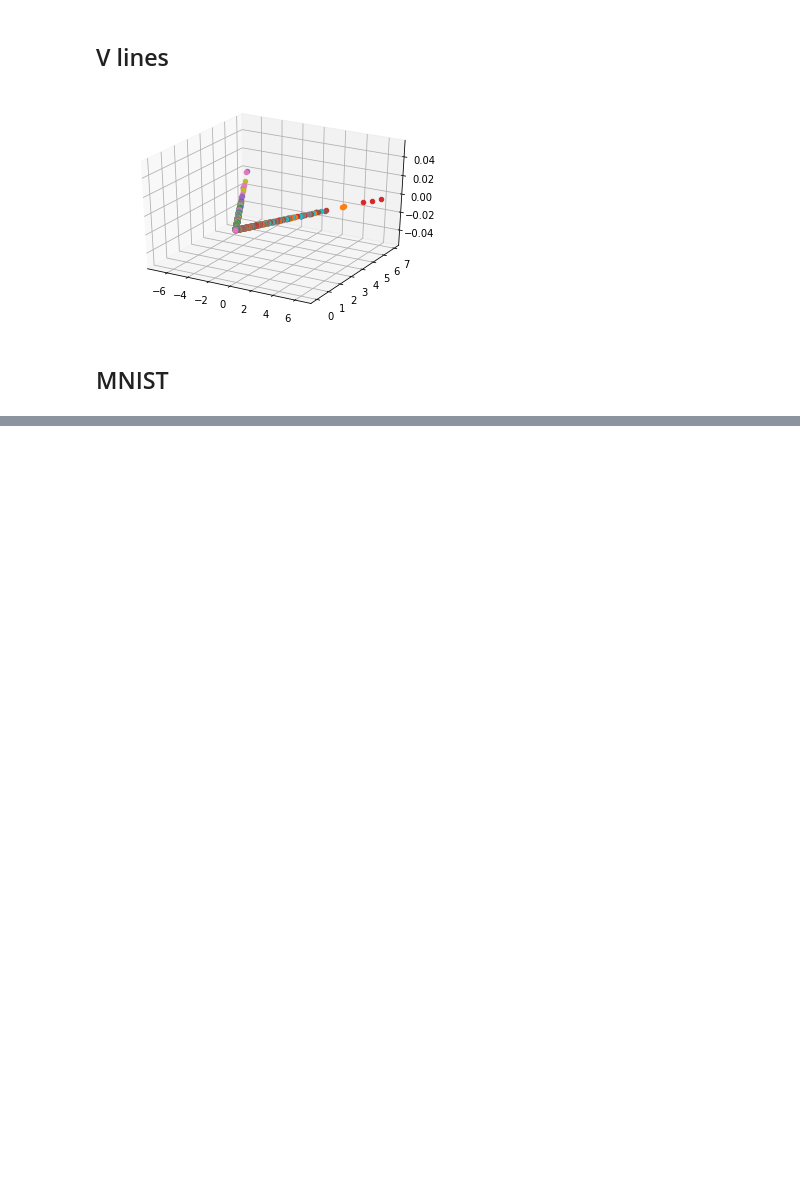
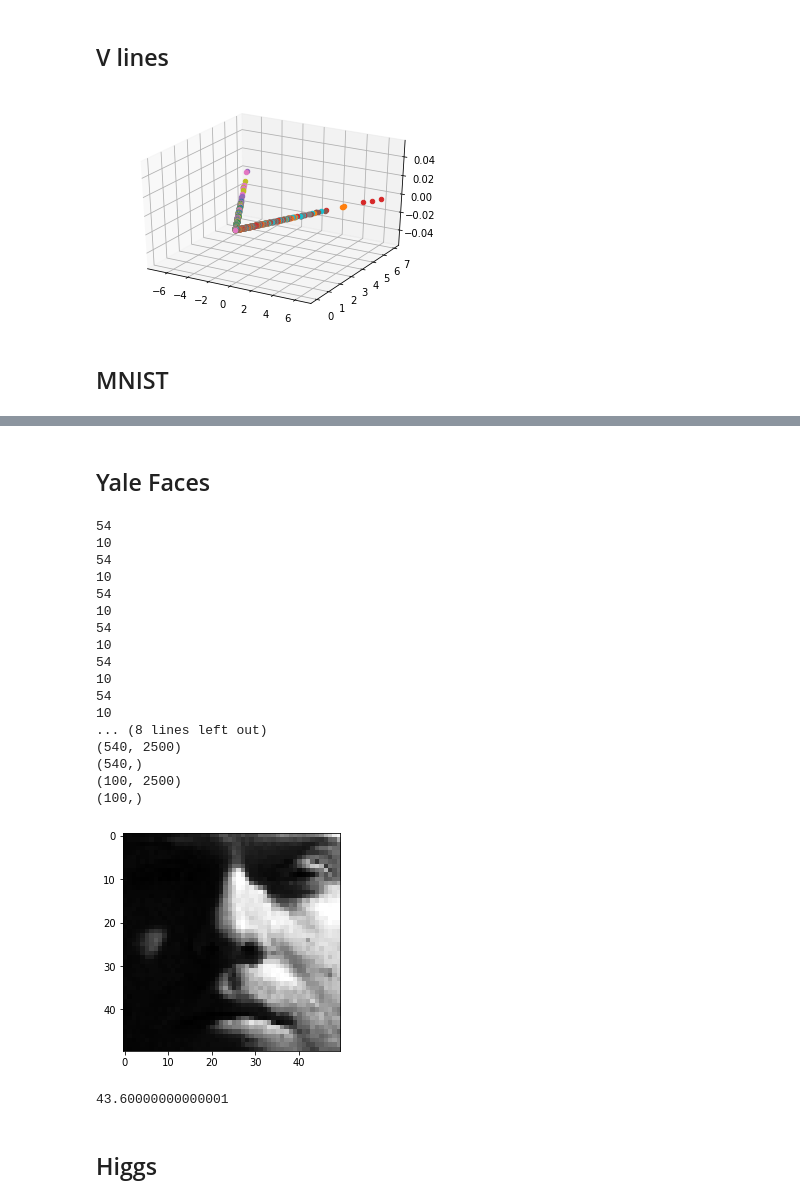
Before and after one commit to CharlesArnal/Deep_Atlas, a Jupyter notebook: CreatingDatasets.ipynb, the cells around one changed output, grey strips where cells are left out. Drawn from its saved outputs; the diff is of its cells as text; code cells hidden in the pictures; blank space fills up the shorter version.

```diff
--- a/CreatingDatasets.ipynb
+++ b/CreatingDatasets.ipynb
@@ -464,0 +548,72 @@ print(labels_train)
+# %% [markdown]
+## Yale Faces
+# %%
+import imageio
+import matplotlib.cm as cm
+#%matplotlib inline
+
+dataset_name = "yale_faces"
+
+location = '/content/drive/MyDrive/DeepAtlas/Datasets/'
+
+train_labels, train_data = [], []
+for line in open(location+'Yale_faces_preparation/train.txt'):
+    im = imageio.imread(location+'Yale_faces_preparation/images/'+line.strip().split()[0].split("/")[-1])
+    train_data.append(im.reshape(2500,))
+    train_labels.append(line.strip().split()[1])
+train_data, train_labels = np.array(train_data, dtype=float), np.array(train_labels, dtype=int)
+
+
+test_labels, test_data = [], []
+for line in open(location+'Yale_faces_preparation/test.txt'):
+    im = imageio.imread(location+'Yale_faces_preparation/images/'+line.strip().split()[0].split("/")[-1])
+    test_data.append(im.reshape(2500,))
+    test_labels.append(line.strip().split()[1])
+test_data, test_labels = np.array(test_data, dtype=float), np.array(test_labels, dtype=int)
+
+
+
+for i in range(1,11):
+  train_class_i = [x for index,x in enumerate(train_data) if train_labels[index]==i]
+  test_class_i = [x for index,x in enumerate(test_data) if test_labels[index]==i]
+  np.savez('/content/drive/MyDrive/DeepAtlas/Datasets/'+dataset_name+'_class'+str(i-1)+'only_data',\
+         training_data = train_class_i, test_data = test_class_i)
+  print(len(train_class_i))
+  print(len(test_class_i))
+
+np.savez('/content/drive/MyDrive/DeepAtlas/Datasets/'+dataset_name+'_data',\
+         training_data = train_data, test_data = test_data, training_labels = train_labels, test_labels = test_labels)
+
+
+print(train_data.shape)
+print(train_labels.shape)
+print(test_data.shape)
+print(test_labels.shape)
+plt.imshow(train_data[11, :].reshape(50,50), cmap = cm.Greys_r)
+plt.show()
+# %% [output]
+54
+10
+54
+10
+54
+10
+54
+10
+54
+10
+54
+10
+... (8 lines left out)
+(540, 2500)
+(540,)
+(100, 2500)
+(100,)
+[figure, added]
+# %%
+v =[0,10,-200,35, 78]
+print(np.quantile(v,0.8))
+# %% [output]
+43.60000000000001
+# %% [markdown]
+## Higgs
```
Also changed, not shown: parts of 36 cells of this notebook, 2 other files.
